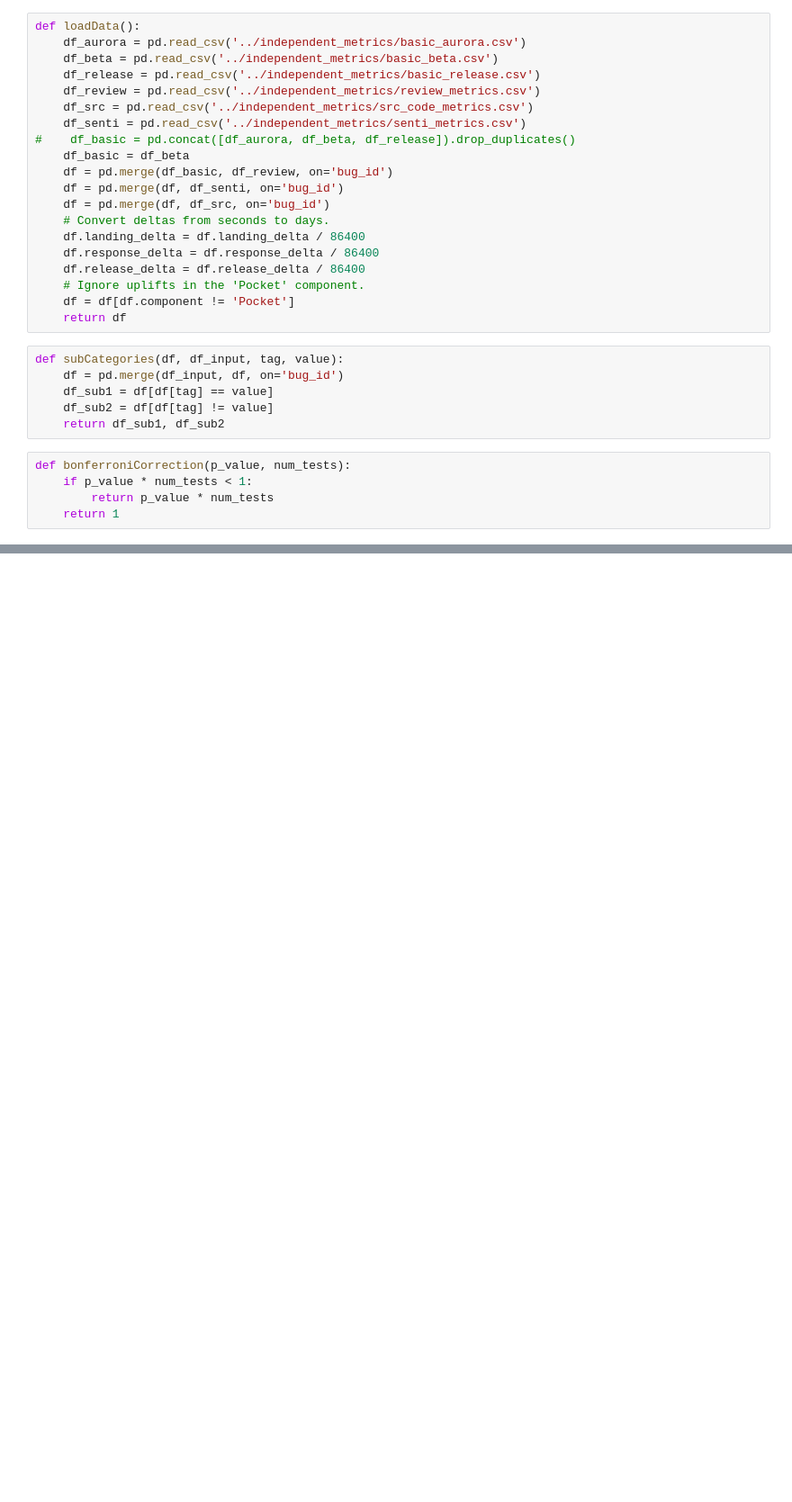
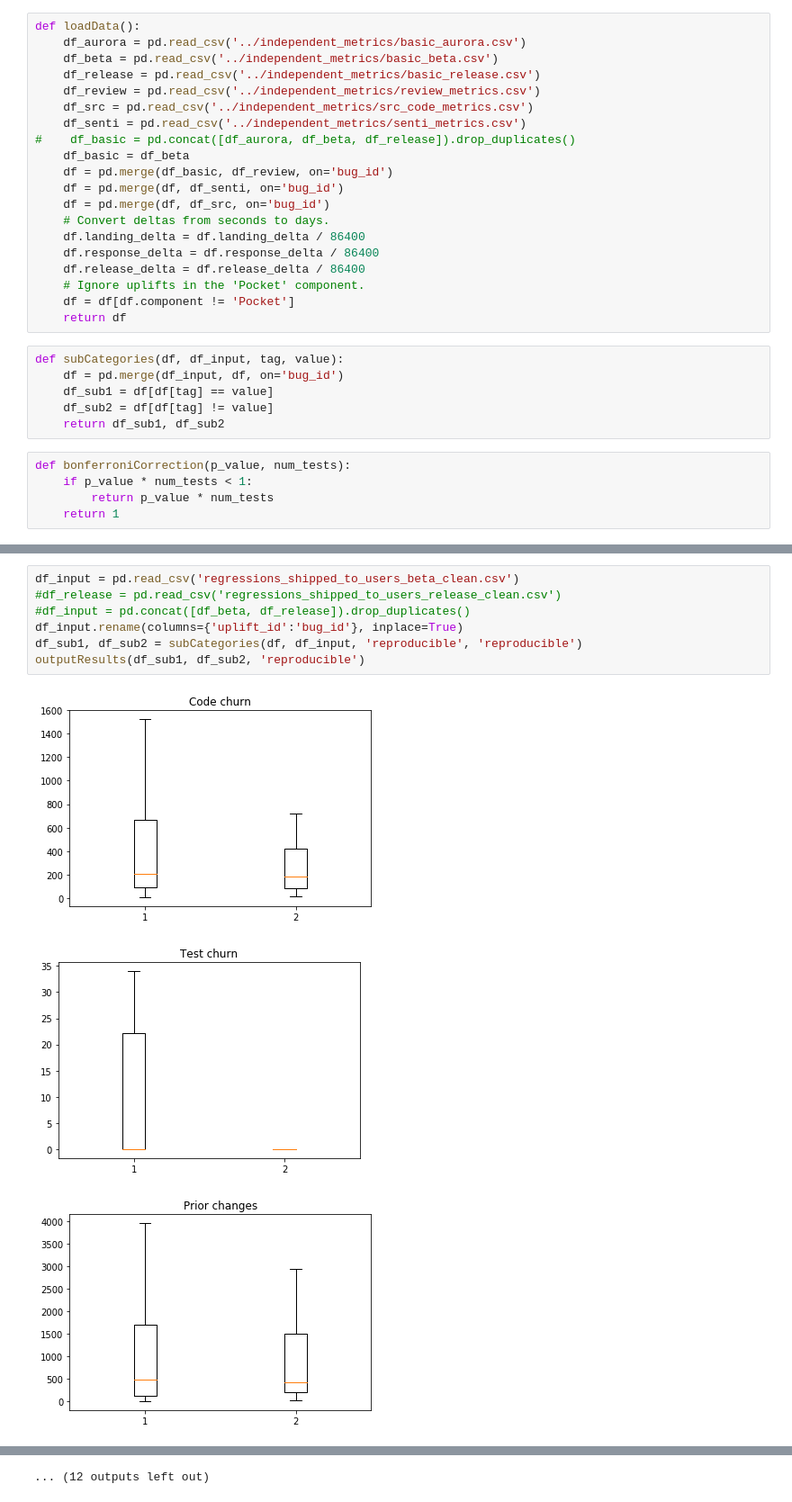
Before and after one commit to marco-c/uplift-analysis, a Jupyter notebook: manual_classification/sample_analyses.ipynb, the cells around one changed output, grey strips where cells are left out. Shown at 90% size. Saved outputs shown, nothing was run; the diff lists cells and outputs as text; blank space fills up the shorter version.

```diff
--- a/manual_classification/sample_analyses.ipynb
+++ b/manual_classification/sample_analyses.ipynb
@@ -116,3 +111,14 @@ print ('\n\n')
 [figure]
 [figure]
 ... (12 outputs left out)
+# %%
+df_input = pd.read_csv('regressions_shipped_to_users_beta_clean.csv')
+#df_release = pd.read_csv('regressions_shipped_to_users_release_clean.csv')
+#df_input = pd.concat([df_beta, df_release]).drop_duplicates()
+df_input.rename(columns={'uplift_id':'bug_id'}, inplace=True)
+df_sub1, df_sub2 = subCategories(df, df_input, 'reproducible', 'reproducible')
+outputResults(df_sub1, df_sub2, 'reproducible')
+# %% [output]
+[figure, added]
+[figure, added]
+[figure, added]
@@ -118,0 +134 @@ print ('\n\n')
+... (12 outputs left out)
```
Also changed, not shown: parts of 7 cells of this notebook.
